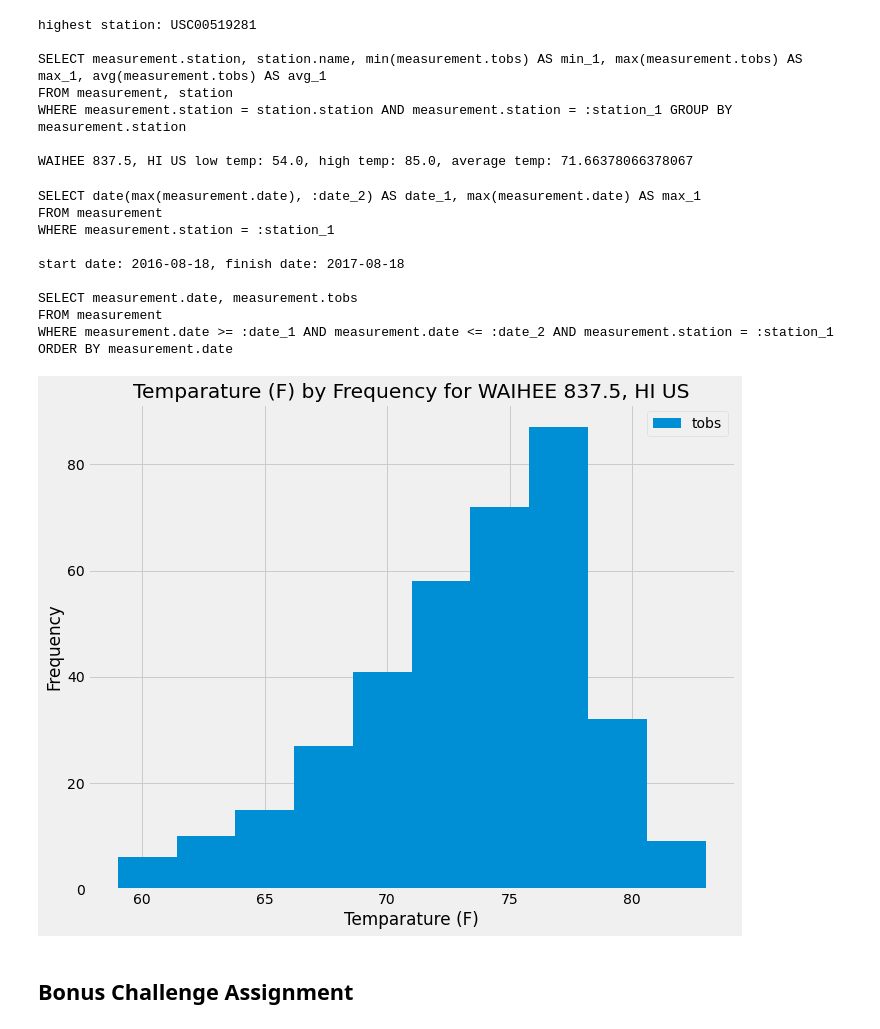
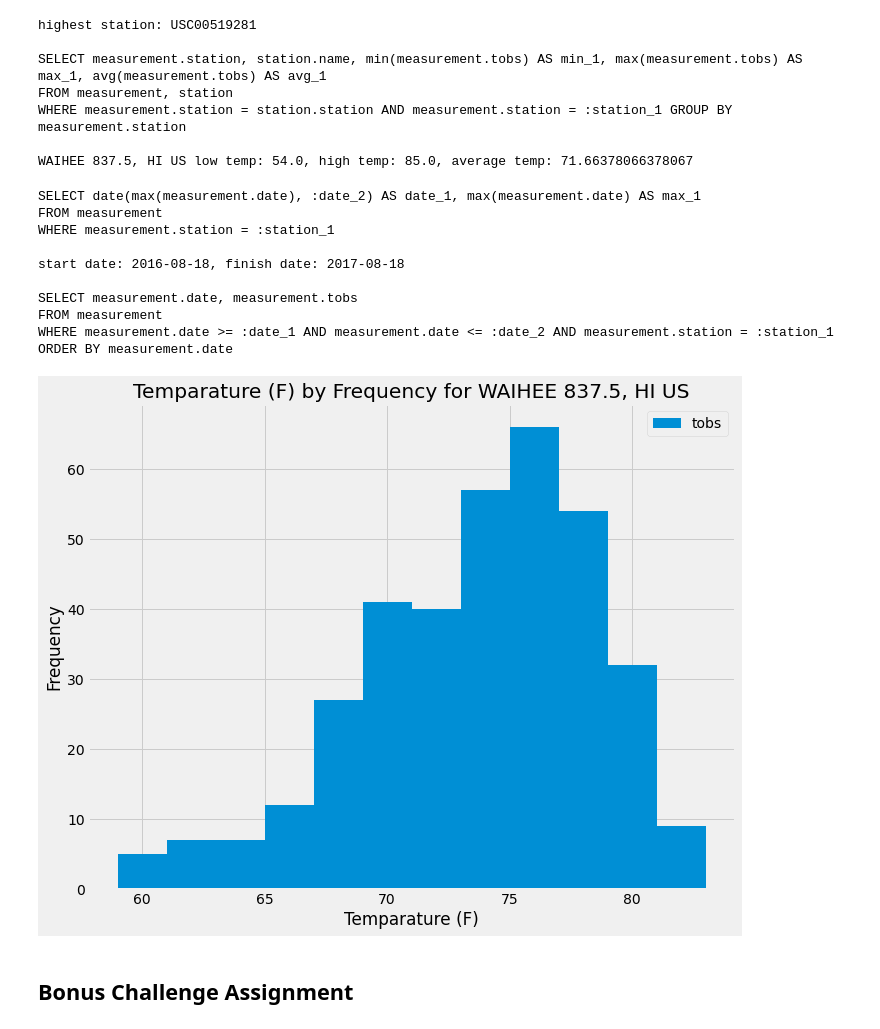
Before and after one commit to jayhjman/sqlalchemy-challenge, a Jupyter notebook: climate.ipynb, the cells around one changed output. Drawn from its saved outputs; the diff is of its cells as text; code cells hidden in the pictures.

Commit message:
changed bins on hist

```diff
--- a/climate.ipynb
+++ b/climate.ipynb
@@ -195,35 +195,35 @@ start_date, finish_date  = query.first()
 print(f"start date: {start_date}, finish date: {finish_date}")
 print("")
 
 query = session.query(Measurements.date, Measurements.tobs).\
     filter(Measurements.date >= start_date, Measurements.date <= finish_date).\
     filter(Measurements.station == highest_station_id).\
     order_by(Measurements.date)
 print(query.statement.compile())
 print("")
 results = query.all()
 
 # Save the query results as a Pandas DataFrame and set the index to the date column
 temp_df = pd.DataFrame(results, columns=['date','tobs'])
 temp_df.set_index("date", inplace=True)
 
-ax = temp_df.plot.hist(figsize=(10,8))
+ax = temp_df.plot.hist(bins=12, figsize=(10,8))
 ax.set_title(f"Temparature (F) by Frequency for {station_name}")
 ax.set_ylabel("Frequency")
 ax.set_xlabel("Temparature (F)")
 plt.tight_layout()
 plt.show()
 # %% [output]
 SELECT date(max(measurement.date), :date_2) AS date_1, max(measurement.date) AS max_1
 FROM measurement
 WHERE measurement.station = :station_1
 
 start date: 2016-08-18, finish date: 2017-08-18
 
 SELECT measurement.date, measurement.tobs
 FROM measurement
 WHERE measurement.date >= :date_1 AND measurement.date <= :date_2 AND measurement.station = :station_1 ORDER BY measurement.date
-[figure, old version]
+[figure, new version]
 # %% [markdown]
 ## Bonus Challenge Assignment
 # %%
```
